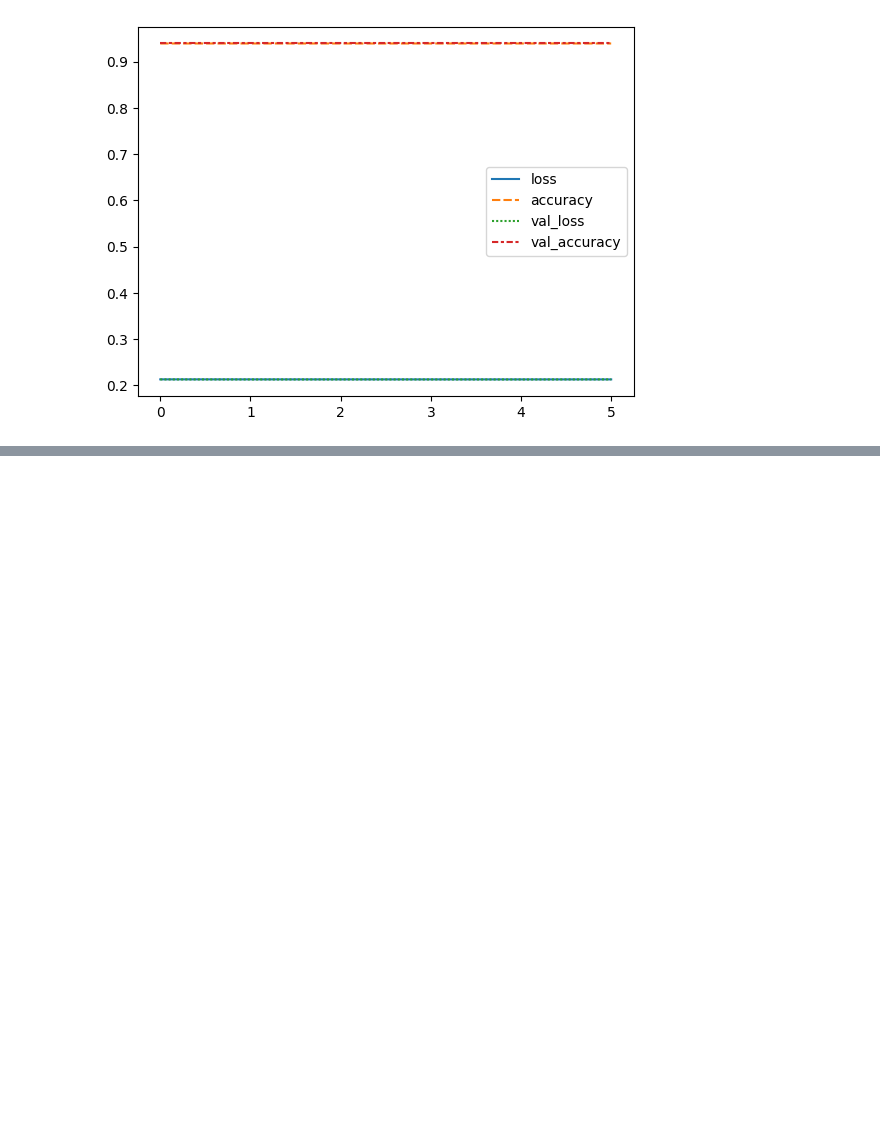
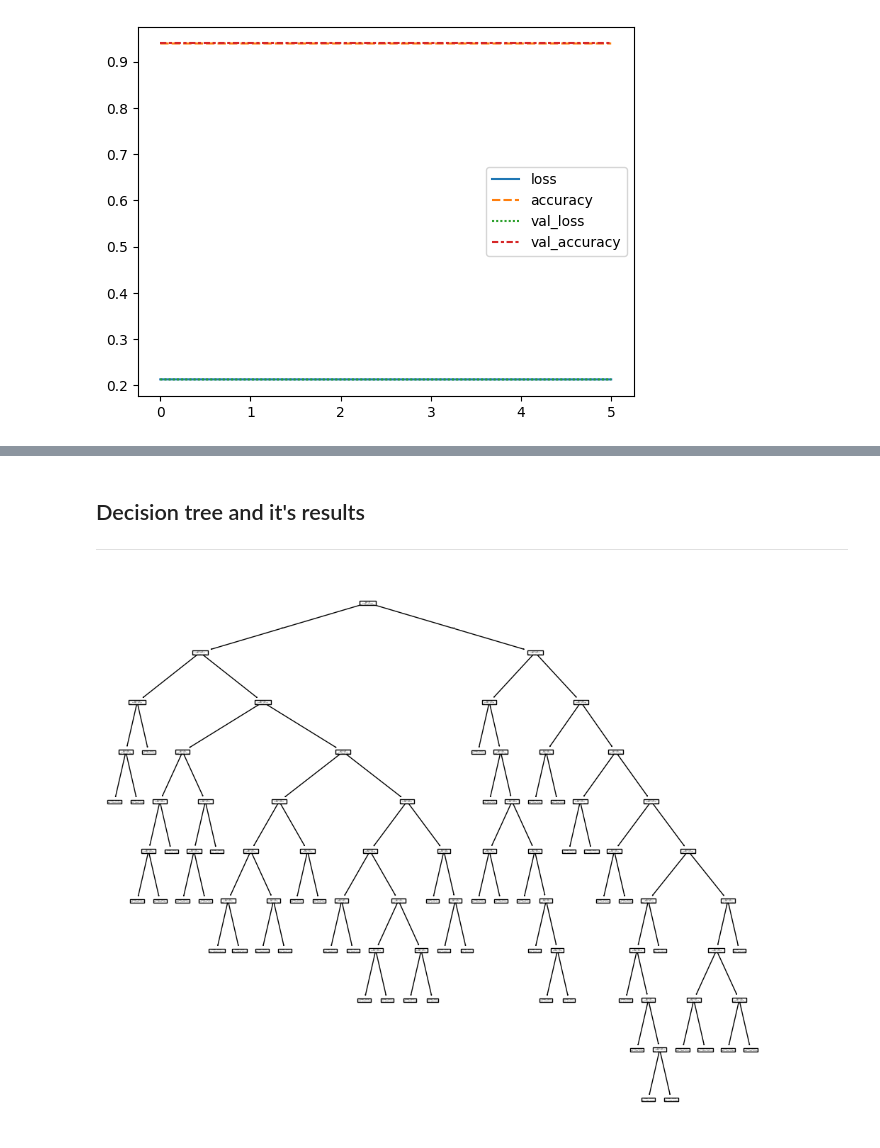
Before and after one commit to Stmsmj/hotel-booking-predictor, a Jupyter notebook: hotel_booking_predictor.ipynb, the cells around one changed output, grey strips where cells are left out. Drawn from its saved outputs; the diff is of its cells as text; code cells hidden in the pictures; blank space fills up the shorter version.

```diff
--- a/hotel_booking_predictor.ipynb
+++ b/hotel_booking_predictor.ipynb
@@ -730,0 +765,3 @@ sns.lineplot(history.history)
+# %%
+knn_model = KNeighborsClassifier(n_neighbors = 7 , weights = 'distance' , n_jobs = -1)
+knn_model.fit(x_train , y_train )
@@ -730,0 +806,14 @@ sns.lineplot(history.history)
+# %% [markdown]
+## Decision tree and it's results
+***
+# %%
+DT = DecisionTreeClassifier()
+DT_model = DT.fit(x_train , y_train)
+
+fig , ax = plt.subplots(ncols=1 , nrows=1)
+plot_tree(DT_model , ax = ax)
+fig.set_figwidth(12)
+fig.set_figheight(10)
+plt.show()
+# %% [output]
+[figure, added]
```
Also changed, not shown: parts of 31 cells of this notebook.
